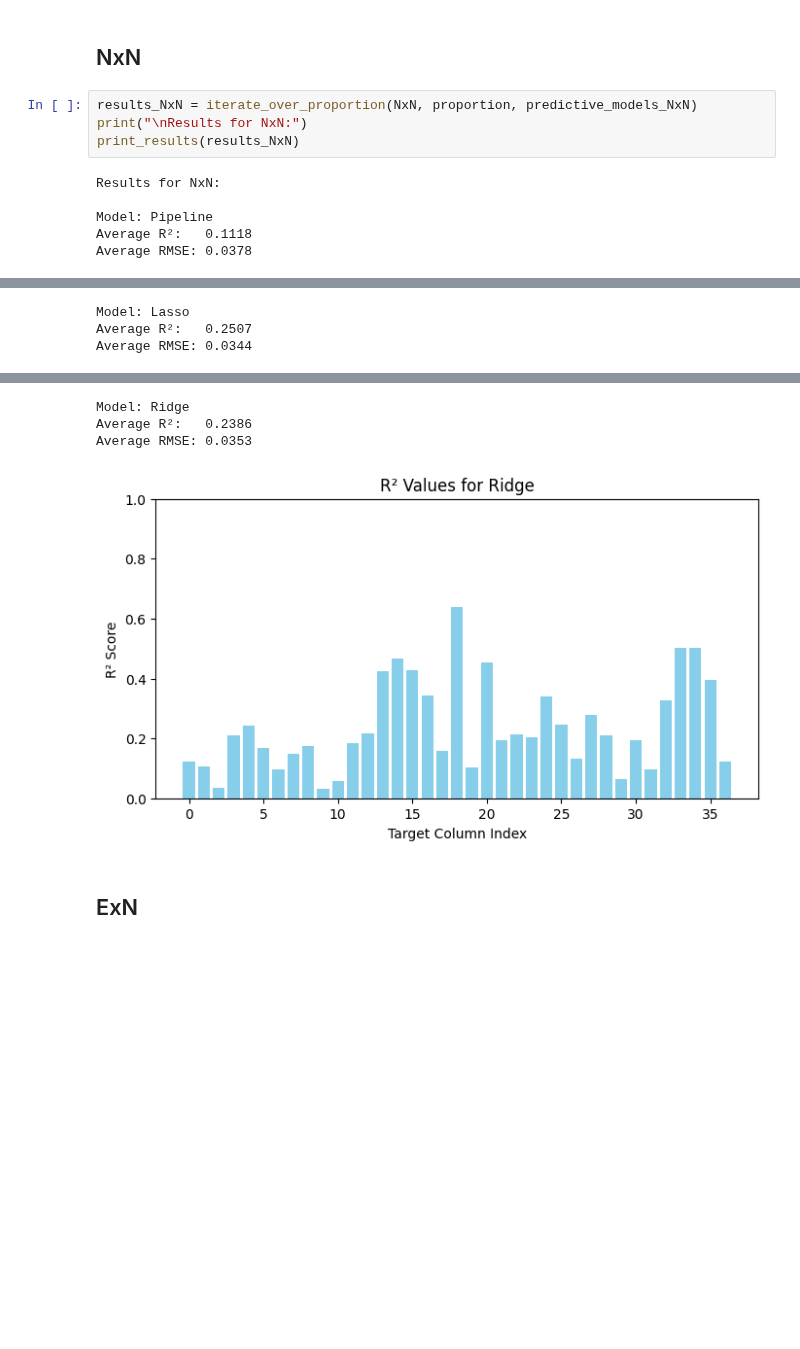
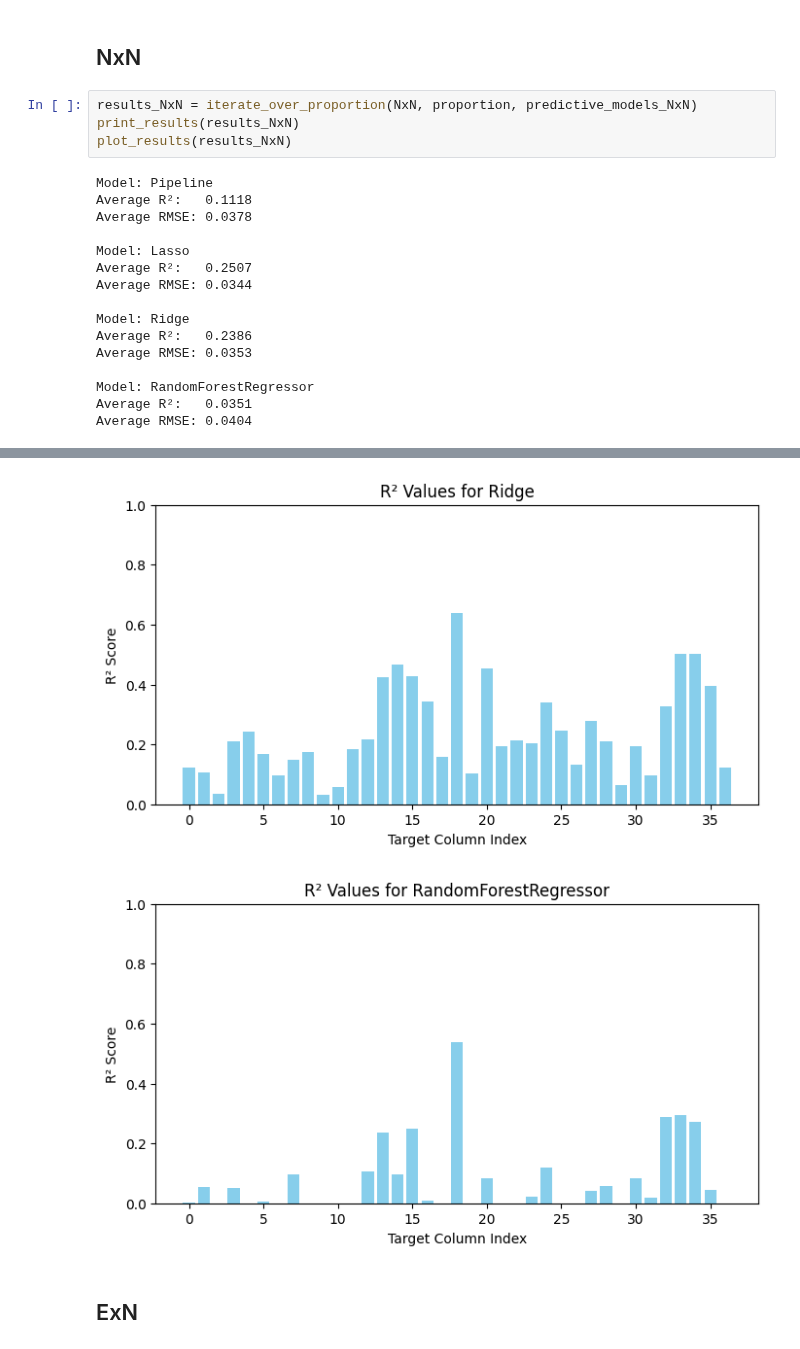
Before and after one commit to egekurt123/yeast_gene_interactions, a Jupyter notebook: prop_pred.ipynb, the cells around one changed output, grey strips where cells are left out. Cells and saved outputs as stored; diff of their text form; blank space fills up the shorter version.

```diff
--- a/prop_pred.ipynb
+++ b/prop_pred.ipynb
@@ -118,23 +70,28 @@ Average RMSE: 0.0534
 ## NxN
 # %%
 results_NxN = iterate_over_proportion(NxN, proportion, predictive_models_NxN)
-print("\nResults for NxN:")
 print_results(results_NxN)
+plot_results(results_NxN)
 # %% [output]
-Results for NxN:
-
 Model: Pipeline
 Average R²:   0.1118
 Average RMSE: 0.0378
+
+Model: Lasso
+Average R²:   0.2507
+Average RMSE: 0.0344
+
+Model: Ridge
+Average R²:   0.2386
+Average RMSE: 0.0353
+
+Model: RandomForestRegressor
+Average R²:   0.0351
+Average RMSE: 0.0404
 [figure]
-Model: Lasso
-Average R²:   0.2507
-Average RMSE: 0.0344
 [figure]
-Model: Ridge
-Average R²:   0.2386
-Average RMSE: 0.0353
 [figure]
+[figure, added]
 # %% [markdown]
 ## ExN
 # %%
```
Also changed, not shown: parts of 6 cells of this notebook, 1 other file.
